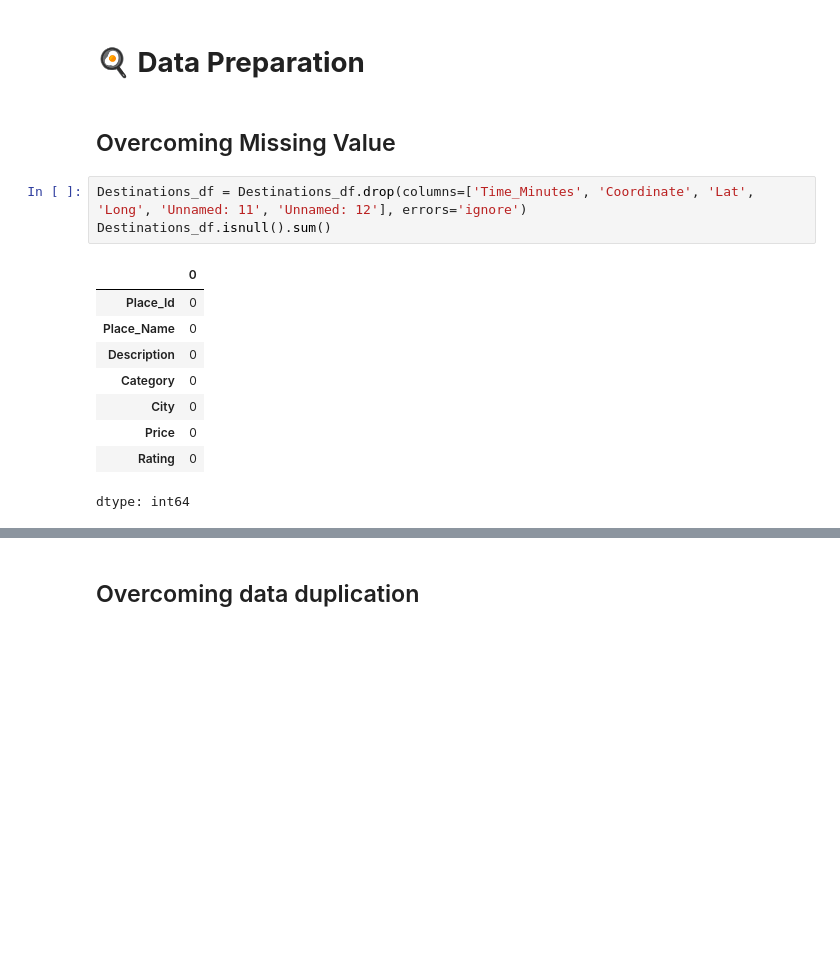
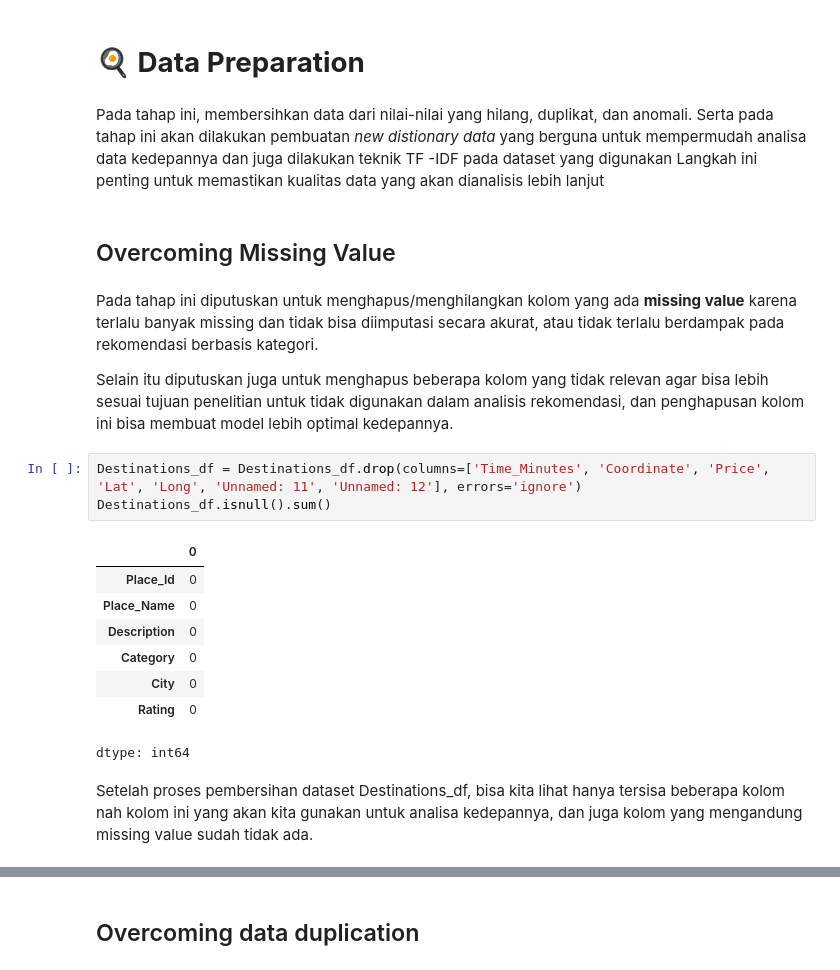
Before and after one commit to yoshioakio/tourist-attraction-predictions, a Jupyter notebook: Prediksi_Wisata.ipynb, the cells around one changed output, grey strips where cells are left out. Saved outputs shown, nothing was run; the diff lists cells and outputs as text; blank space fills up the shorter version.

```diff
--- a/Prediksi_Wisata.ipynb
+++ b/Prediksi_Wisata.ipynb
@@ -312,21 +351,28 @@ print(duplicated)
 [158 rows x 3 columns]
 # %% [markdown]
 # **🍳 Data Preparation**
+# %% [markdown]
+Pada tahap ini, membersihkan data dari nilai-nilai yang hilang, duplikat, dan anomali. Serta pada tahap ini akan dilakukan pembuatan *new distionary data* yang berguna untuk mempermudah analisa data kedepannya dan juga dilakukan teknik TF -IDF pada dataset yang digunakan Langkah ini penting untuk memastikan kualitas data yang akan dianalisis lebih lanjut
 # %% [markdown]
 ## Overcoming Missing Value
+# %% [markdown]
+Pada tahap ini diputuskan untuk menghapus/menghilangkan kolom yang ada **missing value** karena terlalu banyak missing dan tidak bisa diimputasi secara akurat, atau tidak terlalu berdampak pada rekomendasi berbasis kategori.
+
+Selain itu diputuskan juga untuk menghapus beberapa kolom yang tidak relevan agar bisa lebih sesuai tujuan penelitian untuk tidak digunakan dalam analisis rekomendasi, dan penghapusan kolom ini bisa membuat model lebih optimal kedepannya.
 # %%
-Destinations_df = Destinations_df.drop(columns=['Time_Minutes', 'Coordinate', 'Lat', 'Long', 'Unnamed: 11', 'Unnamed: 12'], errors='ignore')
+Destinations_df = Destinations_df.drop(columns=['Time_Minutes', 'Coordinate', 'Price', 'Lat', 'Long', 'Unnamed: 11', 'Unnamed: 12'], errors='ignore')
 Destinations_df.isnull().sum()
 # %% [output]
 |  | 0 |
 | Place_Id | 0 |
 | Place_Name | 0 |
 | Description | 0 |
 | Category | 0 |
 | City | 0 |
-| Price | 0 |
 | Rating | 0 |
 dtype: int64
+# %% [markdown]
+Setelah proses pembersihan dataset Destinations_df, bisa kita lihat hanya tersisa beberapa kolom nah kolom ini yang akan kita gunakan untuk analisa kedepannya, dan juga kolom yang mengandung missing value sudah tidak ada.
 # %%
 Destinations_df.head()
 # %% [output]
```
Also changed, not shown: parts of 50 cells of this notebook, 6 other files.
